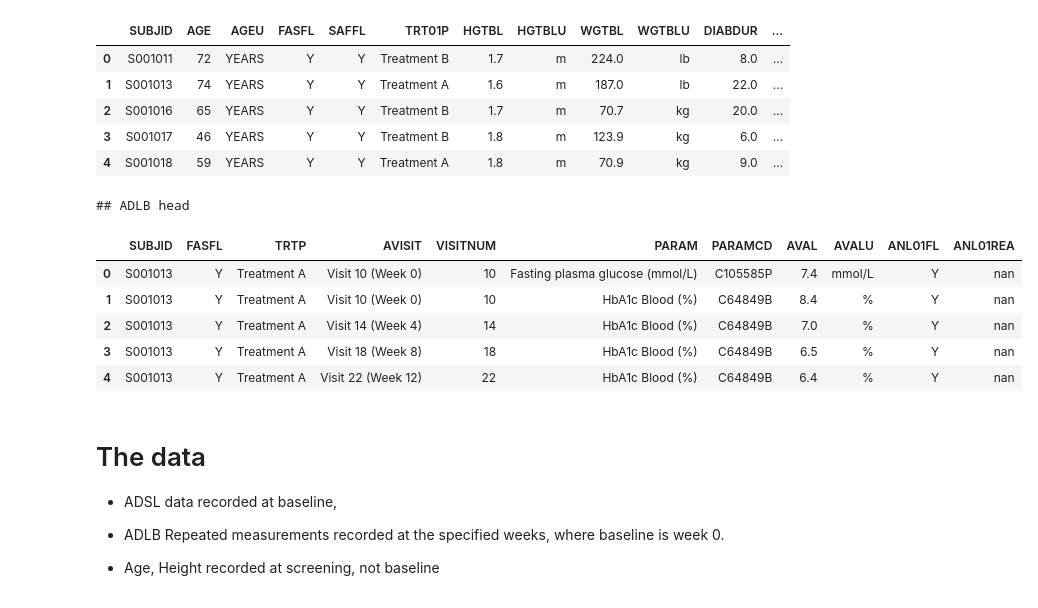
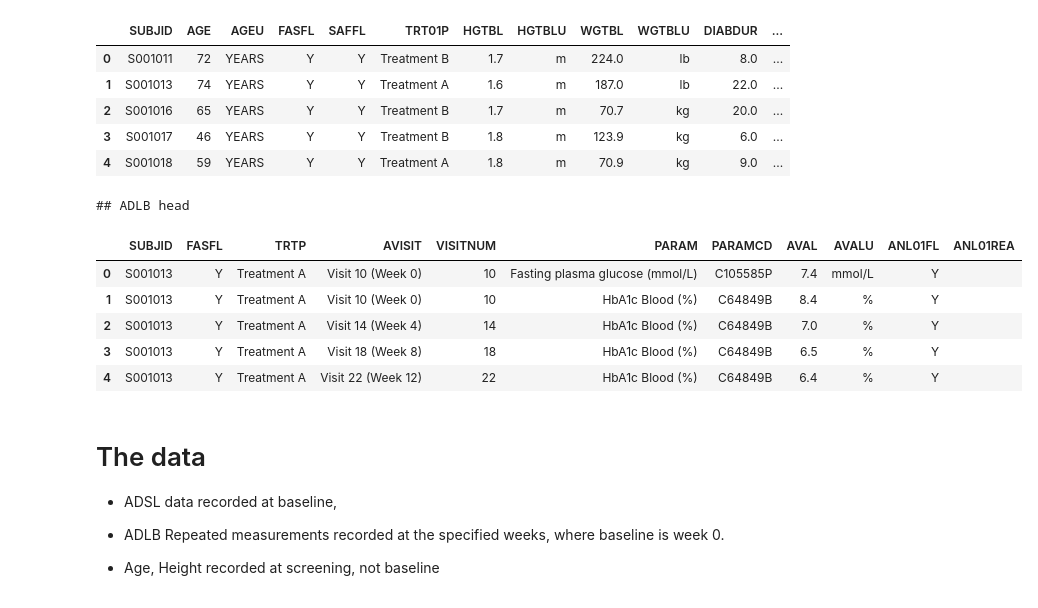
Before and after one commit to nurrix/novo-application-2022-03-28, a Jupyter notebook: Novo2022-03-28.ipynb, the cells around one changed output. Drawn from its saved outputs; the diff is of its cells as text; code cells hidden in the pictures.

```diff
--- a/Novo2022-03-28.ipynb
+++ b/Novo2022-03-28.ipynb
@@ -92,15 +92,15 @@ ADSLdf.head().style.format(precision=1)
 | 4 | S001018 | 59 | YEARS | Y | Y | Treatment A | 1.8 | m | 70.9 | kg | 9.0 | ... |
 # %%
 print('## ADLB head')
-ADLBdf.head().style.format(precision=1)
+ADLBdf.fillna('').head().style.format(precision=1)
 # %% [output]
 ## ADLB head
 |  | SUBJID | FASFL | TRTP | AVISIT | VISITNUM | PARAM | PARAMCD | AVAL | AVALU | ANL01FL | ANL01REA |
-| 0 | S001013 | Y | Treatment A | Visit 10 (Week 0) | 10 | Fasting plasma glucose (mmol/L) | C105585P | 7.4 | mmol/L | Y | nan |
-| 1 | S001013 | Y | Treatment A | Visit 10 (Week 0) | 10 | HbA1c Blood (%) | C64849B | 8.4 | % | Y | nan |
-| 2 | S001013 | Y | Treatment A | Visit 14 (Week 4) | 14 | HbA1c Blood (%) | C64849B | 7.0 | % | Y | nan |
-| 3 | S001013 | Y | Treatment A | Visit 18 (Week 8) | 18 | HbA1c Blood (%) | C64849B | 6.5 | % | Y | nan |
-| 4 | S001013 | Y | Treatment A | Visit 22 (Week 12) | 22 | HbA1c Blood (%) | C64849B | 6.4 | % | Y | nan |
+| 0 | S001013 | Y | Treatment A | Visit 10 (Week 0) | 10 | Fasting plasma glucose (mmol/L) | C105585P | 7.4 | mmol/L | Y |  |
+| 1 | S001013 | Y | Treatment A | Visit 10 (Week 0) | 10 | HbA1c Blood (%) | C64849B | 8.4 | % | Y |  |
+| 2 | S001013 | Y | Treatment A | Visit 14 (Week 4) | 14 | HbA1c Blood (%) | C64849B | 7.0 | % | Y |  |
+| 3 | S001013 | Y | Treatment A | Visit 18 (Week 8) | 18 | HbA1c Blood (%) | C64849B | 6.5 | % | Y |  |
+| 4 | S001013 | Y | Treatment A | Visit 22 (Week 12) | 22 | HbA1c Blood (%) | C64849B | 6.4 | % | Y |  |
 # %% [markdown]
 # The data
 - ADSL data recorded at baseline,
```
Also changed, not shown: parts of 17 cells of this notebook.
